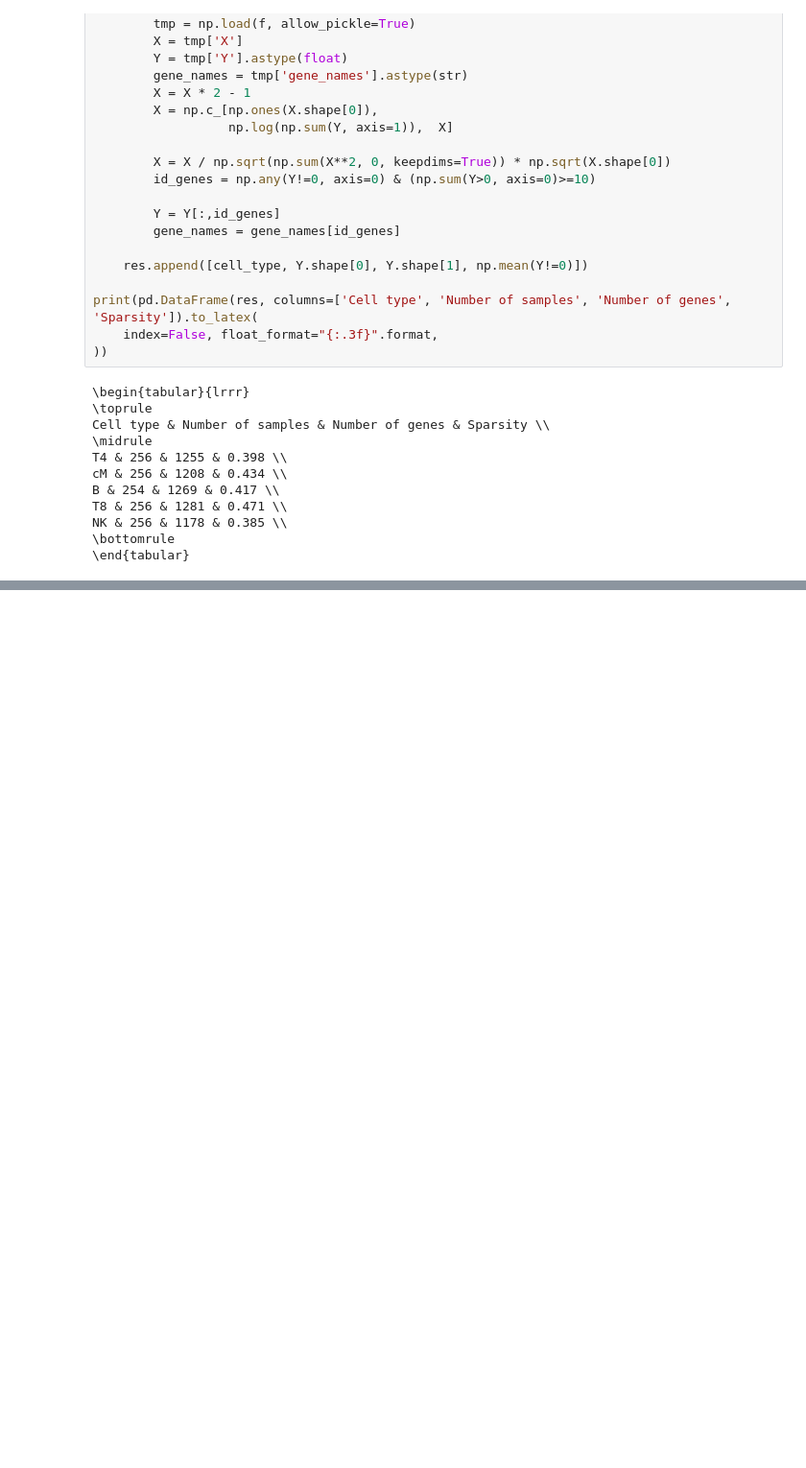
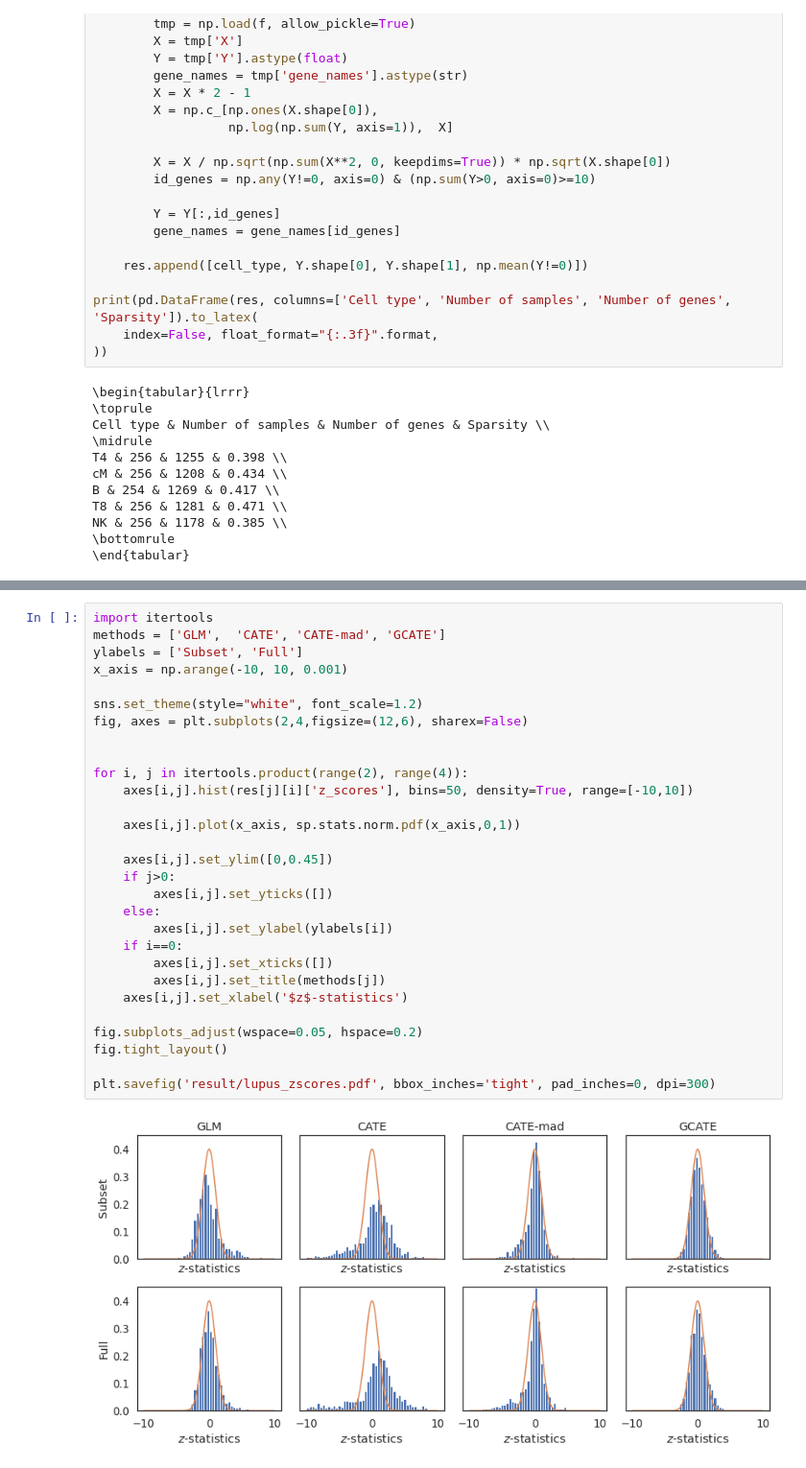
Before and after one commit to jaydu1/gcate, a Jupyter notebook: Plot_lupus.ipynb, the cells around one changed output, grey strips where cells are left out. Shown at 96% size. Cells and saved outputs as stored; diff of their text form; blank space fills up the shorter version.

Commit message:
Add full comparison.

```diff
--- a/Plot_lupus.ipynb
+++ b/Plot_lupus.ipynb
@@ -701,0 +1004,31 @@ NK & 256 & 1178 & 0.385 \\
+# %%
+import itertools
+methods = ['GLM',  'CATE', 'CATE-mad', 'GCATE']
+ylabels = ['Subset', 'Full']
+x_axis = np.arange(-10, 10, 0.001)
+
+sns.set_theme(style="white", font_scale=1.2)
+fig, axes = plt.subplots(2,4,figsize=(12,6), sharex=False)
+
+
+for i, j in itertools.product(range(2), range(4)):
+    axes[i,j].hist(res[j][i]['z_scores'], bins=50, density=True, range=[-10,10])
+
+    axes[i,j].plot(x_axis, sp.stats.norm.pdf(x_axis,0,1))
+
+    axes[i,j].set_ylim([0,0.45])
+    if j>0:
+        axes[i,j].set_yticks([])
+    else:
+        axes[i,j].set_ylabel(ylabels[i])
+    if i==0:
+        axes[i,j].set_xticks([])
+        axes[i,j].set_title(methods[j])
+    axes[i,j].set_xlabel('$z$-statistics')
+
+fig.subplots_adjust(wspace=0.05, hspace=0.2)
+fig.tight_layout()
+
+plt.savefig('result/lupus_zscores.pdf', bbox_inches='tight', pad_inches=0, dpi=300)
+# %% [output]
+[figure, added]
```
Also changed, not shown: parts of 25 cells of this notebook, 4 other files.
